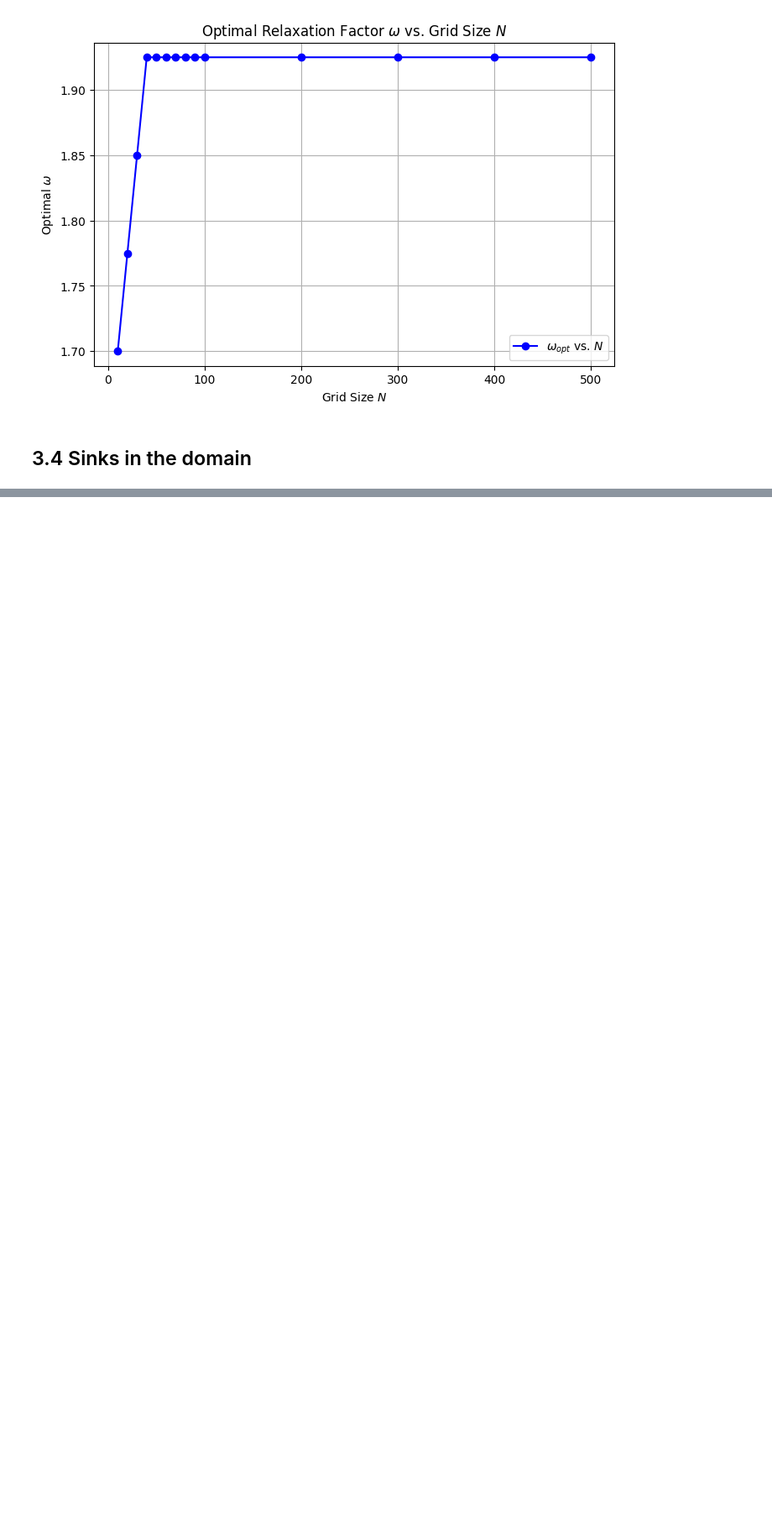
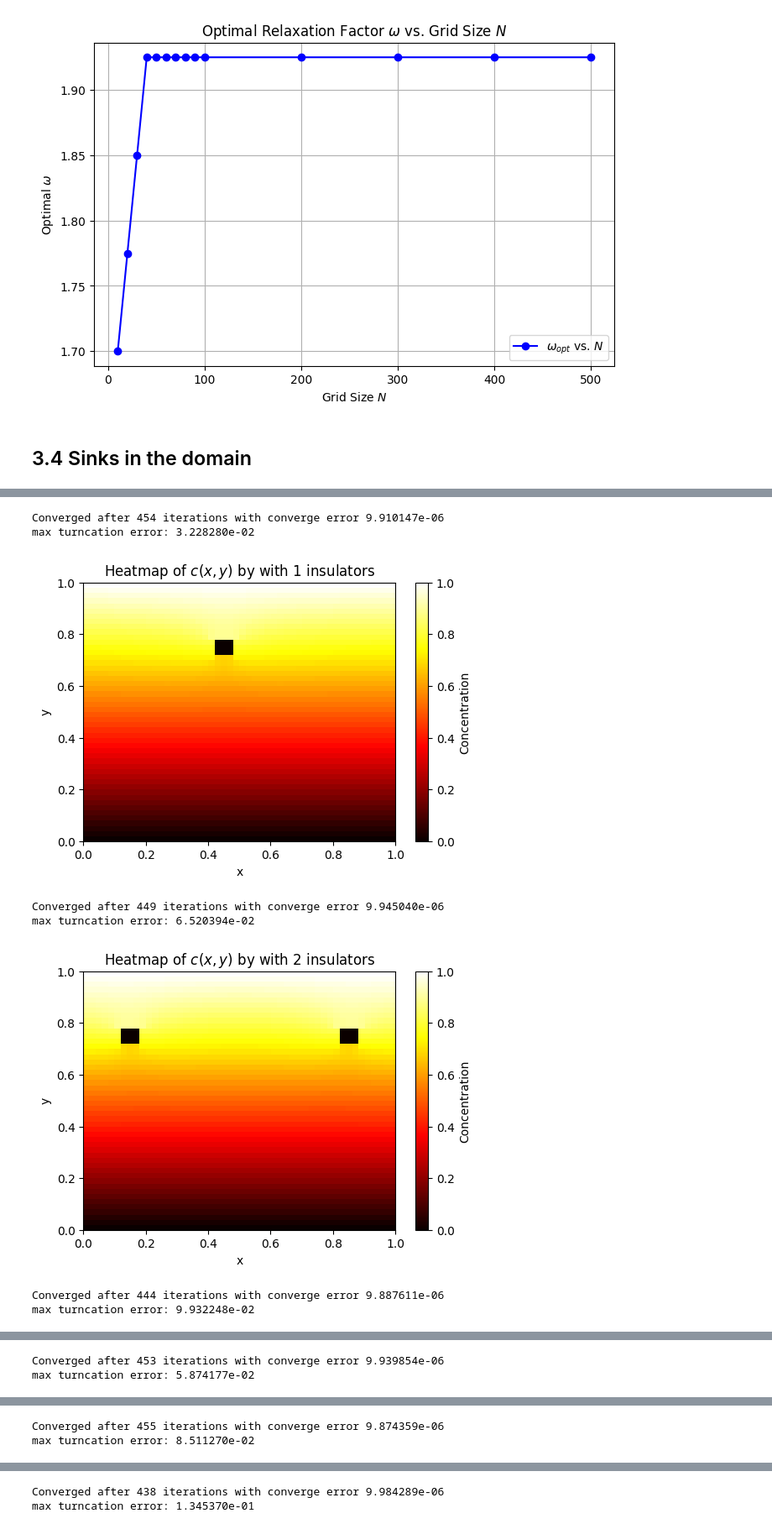
Before and after one commit to matijsv/scicomp_22, a Jupyter notebook: presentation.ipynb, the cells around one changed output, grey strips where cells are left out. Shown: that part at 84% size. Cells and saved outputs as stored; diff of their text form; code cells hidden in the pictures; blank space fills up the shorter version.

Commit message:
add insulators

```diff
--- a/presentation.ipynb
+++ b/presentation.ipynb
@@ -652,0 +531,52 @@ plt.show()
+# %%
+# duplicate column check
+def has_duplicate_second_column(insulators):
+    seen = set()
+    for _, col2, _, _ in insulators:
+        if col2 in seen:
+            return True
+        seen.add(col2)
+    return False
+
+# Define different insulator configurations
+insulators1 = [(10, 20, 5, 5)]
+insulators2 = [(10, 5, 5, 5), (10, 40, 5, 5)]
+insulators3 = [(10, 5, 5, 5), (10, 15, 5, 5), (10, 40, 5, 5)]
+insulators4 = [(10, 5, 5, 5), (20, 5, 5, 5), (10, 40, 5, 5)]
+insulators5 = [(10, 5, 5, 5), (20, 5, 5, 5), (10, 40, 5, 5), (20, 40, 5, 5)]
+insulators6 = [(10, 5, 5, 5), (10, 15, 5, 5), (10, 30, 5, 5), (10, 40, 5, 5)]
+
+for insulators in [insulators1, insulators2, insulators3, insulators4, insulators5, insulators6]:
+    optimized_concentration, iteration, delta, _ = tia.sor_with_rect_insulators(omega=1.75, insulator_list=insulators)
+    print(f"Converged after {iteration} iterations with converge error {delta:.6e}")
+    c_y_numerical_optimized = np.mean(optimized_concentration, axis=1)
+    y_values_optimized = np.linspace(1, 0, len(c_y_numerical_optimized))
+
+    # calculate the maximum error
+    max_error_optimized = np.max(np.abs(c_y_numerical_optimized - y_values_optimized))
+    print(f"max turncation error: {max_error_optimized:.6e}")
+
+    # plot the heatmap of the optimized concentration
+    plt.figure(figsize=(6, 4))
+    plt.imshow(optimized_concentration, cmap="hot", aspect="auto", origin="lower",extent=[0, 1, 1, 0])
+    plt.colorbar(label="Concentration")
+    plt.xlabel("x")
+    plt.ylabel("y")
+    plt.title(f"Heatmap of $c(x, y)$ by with {len(insulators)} insulators")
+    plt.gca().invert_yaxis()  # invert y-axis to match the analytical solution
+
+    # check if the sink has two or more in the same column
+    if has_duplicate_second_column(insulators):
+        plt.savefig(f"./fig/heatmap_sor_with_insulator_{len(insulators)}_column.png")
+    else:
+        plt.savefig(f"./fig/heatmap_sor_with_insulator_{len(insulators)}.png")
+    plt.show()
+# %% [output]
+Converged after 454 iterations with converge error 9.910147e-06
+max turncation error: 3.228280e-02
+[figure, added]
+Converged after 449 iterations with converge error 9.945040e-06
+max turncation error: 6.520394e-02
+[figure, added]
+Converged after 444 iterations with converge error 9.887611e-06
+max turncation error: 9.932248e-02
@@ -652,0 +584,2 @@ plt.show()
+Converged after 453 iterations with converge error 9.939854e-06
+max turncation error: 5.874177e-02
@@ -652,0 +587,2 @@ plt.show()
+Converged after 455 iterations with converge error 9.874359e-06
+max turncation error: 8.511270e-02
@@ -652,0 +590,2 @@ plt.show()
+Converged after 438 iterations with converge error 9.984289e-06
+max turncation error: 1.345370e-01
```
Also changed, not shown: parts of 5 cells of this notebook, 19 other files.
